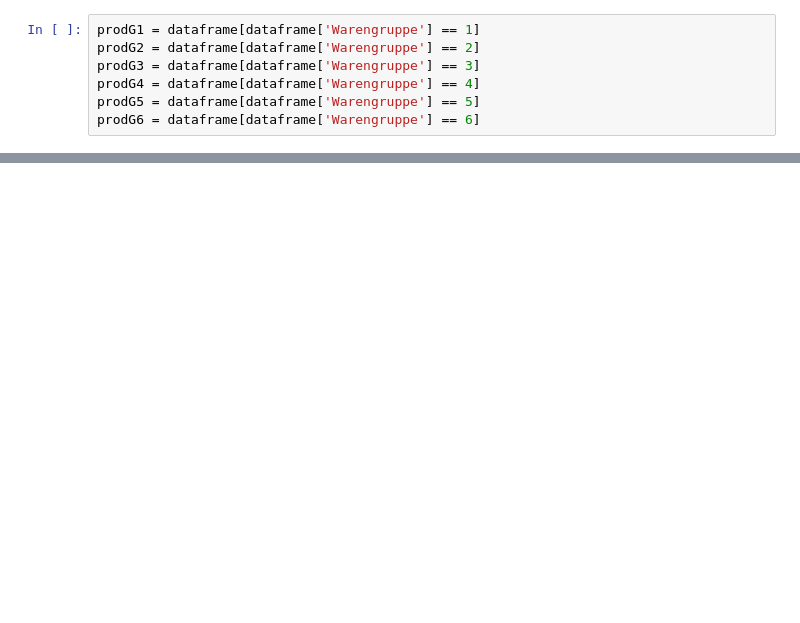
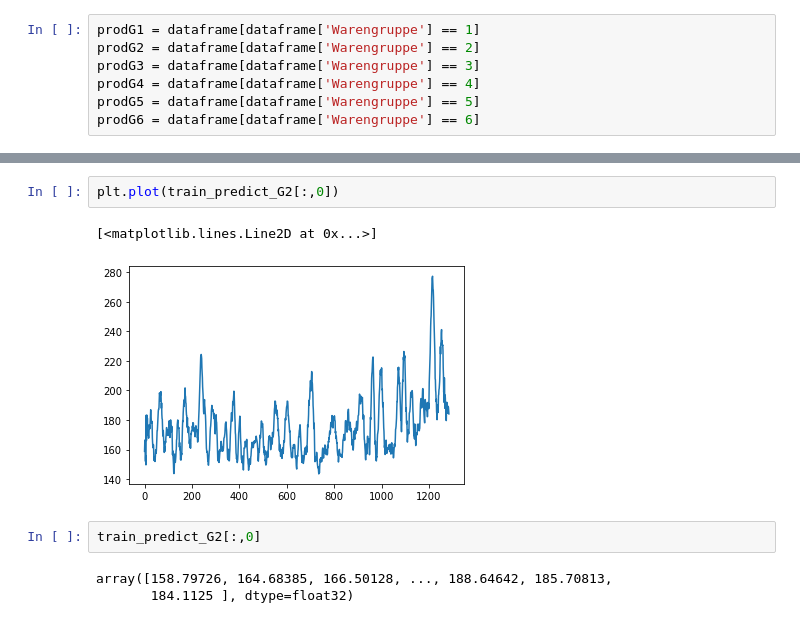
Before and after one commit to ShahwarZia/OpenCampusProject, a Jupyter notebook: Project.ipynb, the cells around one changed output, grey strips where cells are left out. Saved outputs shown, nothing was run; the diff lists cells and outputs as text; blank space fills up the shorter version.

```diff
--- a/Project.ipynb
+++ b/Project.ipynb
@@ -79,0 +279,10 @@ plt.tight_layout();
+# %%
+plt.plot(train_predict_G2[:,0])
+# %% [output]
+[<matplotlib.lines.Line2D at 0x...>]
+[figure, added]
+# %%
+train_predict_G2[:,0]
+# %% [output]
+array([158.79726, 164.68385, 166.50128, ..., 188.64642, 185.70813,
+       184.1125 ], dtype=float32)
```
Also changed, not shown: parts of 31 cells of this notebook, 1 other file.
